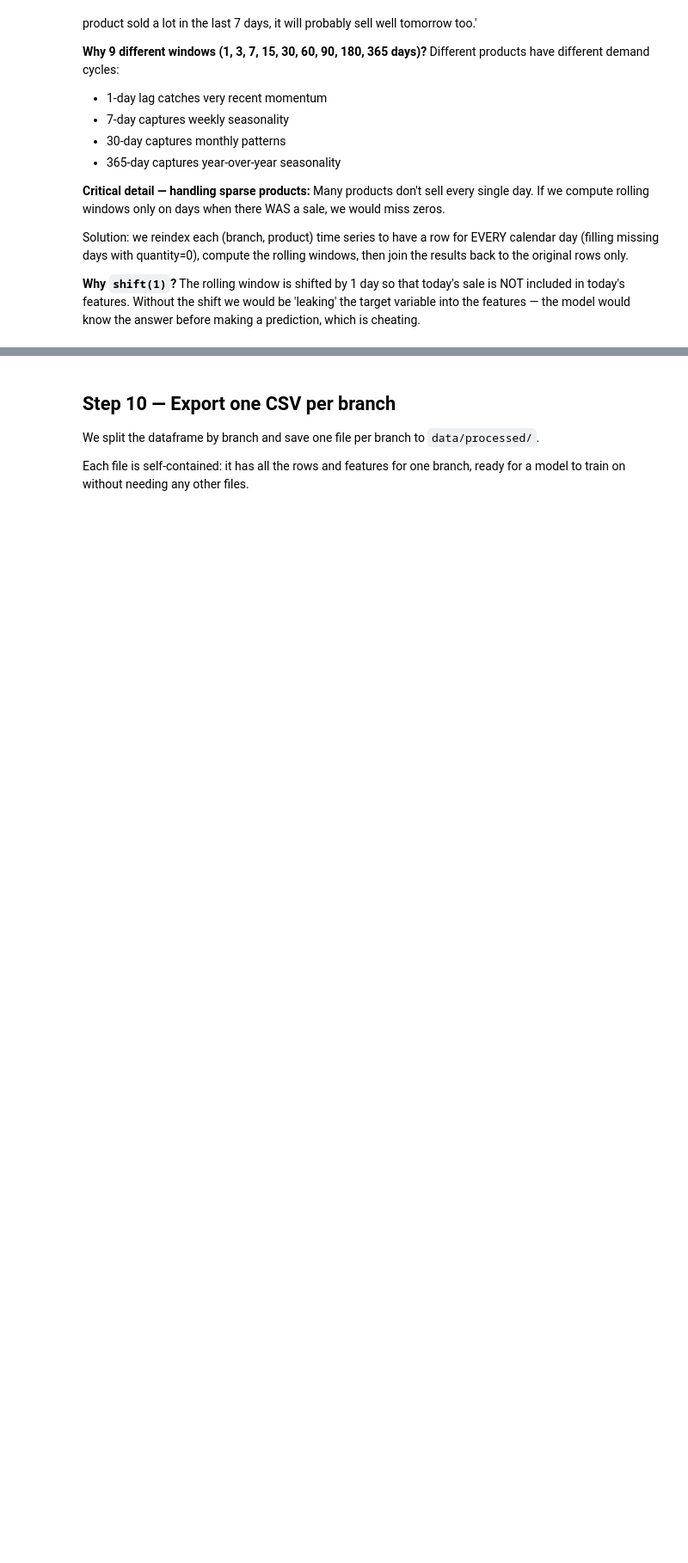
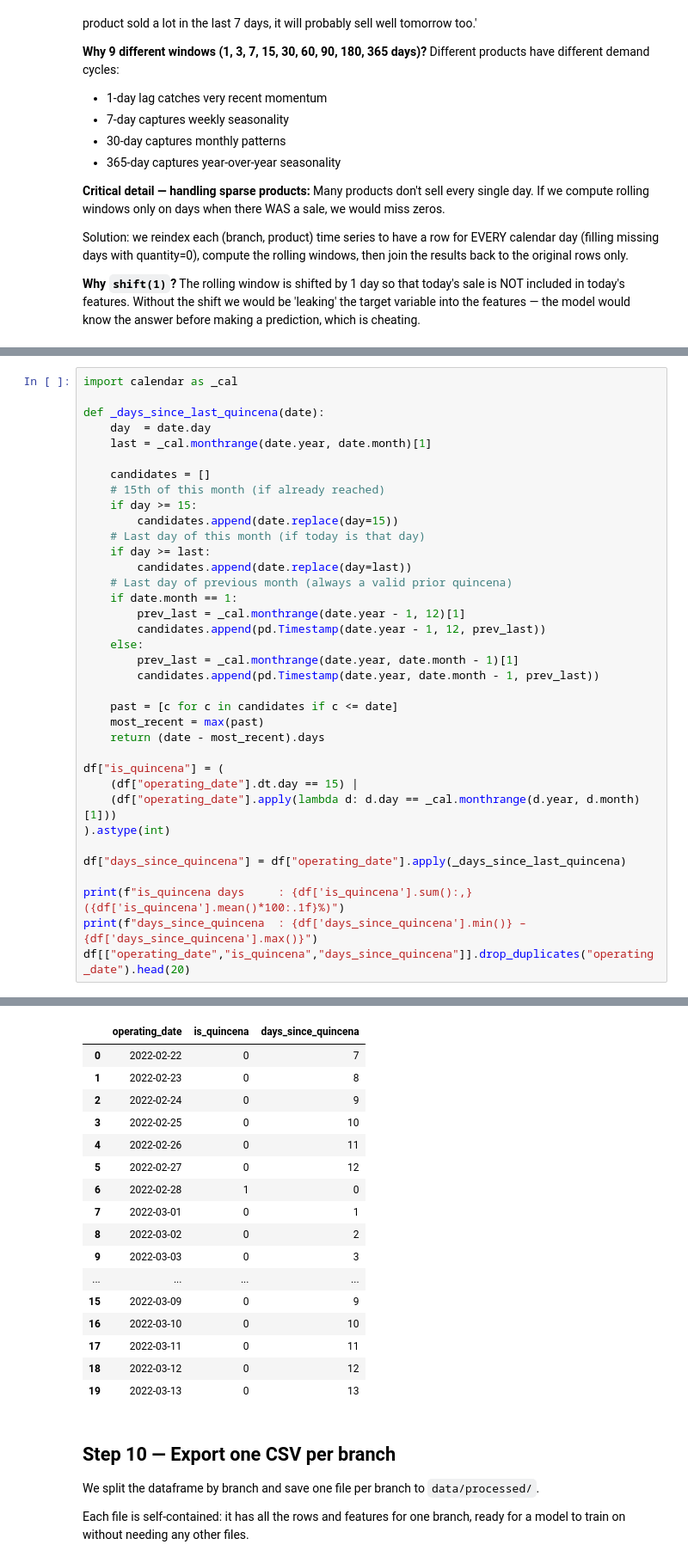
Before and after one commit to DiegoLarrieta/PanemReto, a Jupyter notebook: notebooks/06_feature_engineering.ipynb, the cells around one changed output, grey strips where cells are left out. Shown at 86% size. Drawn from its saved outputs; the diff is of its cells as text; blank space fills up the shorter version.

```diff
--- a/notebooks/06_feature_engineering.ipynb
+++ b/notebooks/06_feature_engineering.ipynb
@@ -379,0 +470,37 @@ Final columns (19): ['sucursal', 'operating_date', 'item', 'quantity', 'day_name
+# %%
+import calendar as _cal
+
+def _days_since_last_quincena(date):
+    day  = date.day
+    last = _cal.monthrange(date.year, date.month)[1]
+
+    candidates = []
+    # 15th of this month (if already reached)
+    if day >= 15:
+        candidates.append(date.replace(day=15))
+    # Last day of this month (if today is that day)
+    if day >= last:
+        candidates.append(date.replace(day=last))
+    # Last day of previous month (always a valid prior quincena)
+    if date.month == 1:
+        prev_last = _cal.monthrange(date.year - 1, 12)[1]
+        candidates.append(pd.Timestamp(date.year - 1, 12, prev_last))
+    else:
+        prev_last = _cal.monthrange(date.year, date.month - 1)[1]
+        candidates.append(pd.Timestamp(date.year, date.month - 1, prev_last))
+
+    past = [c for c in candidates if c <= date]
+    most_recent = max(past)
+    return (date - most_recent).days
+
+df["is_quincena"] = (
+    (df["operating_date"].dt.day == 15) |
+    (df["operating_date"].apply(lambda d: d.day == _cal.monthrange(d.year, d.month)[1]))
+).astype(int)
+
+df["days_since_quincena"] = df["operating_date"].apply(_days_since_last_quincena)
+
+print(f"is_quincena days     : {df['is_quincena'].sum():,} ({df['is_quincena'].mean()*100:.1f}%)")
+print(f"days_since_quincena  : {df['days_since_quincena'].min()} – {df['days_since_quincena'].max()}")
+df[["operating_date","is_quincena","days_since_quincena"]].drop_duplicates("operating_date").head(20)
+# %% [output]
@@ -380,3 +509,20 @@ Final columns (19): ['sucursal', 'operating_date', 'item', 'quantity', 'day_name
+|  | operating_date | is_quincena | days_since_quincena |
+| 0 | 2022-02-22 | 0 | 7 |
+| 1 | 2022-02-23 | 0 | 8 |
+| 2 | 2022-02-24 | 0 | 9 |
+| 3 | 2022-02-25 | 0 | 10 |
+| 4 | 2022-02-26 | 0 | 11 |
+| 5 | 2022-02-27 | 0 | 12 |
+| 6 | 2022-02-28 | 1 | 0 |
+| 7 | 2022-03-01 | 0 | 1 |
+| 8 | 2022-03-02 | 0 | 2 |
+| 9 | 2022-03-03 | 0 | 3 |
+| ... | ... | ... | ... |
+| 15 | 2022-03-09 | 0 | 9 |
+| 16 | 2022-03-10 | 0 | 10 |
+| 17 | 2022-03-11 | 0 | 11 |
+| 18 | 2022-03-12 | 0 | 12 |
+| 19 | 2022-03-13 | 0 | 13 |
 # %% [markdown]
 ## Step 10 — Export one CSV per branch
 
```
Also changed, not shown: parts of 10 cells of this notebook, 2 other files.
